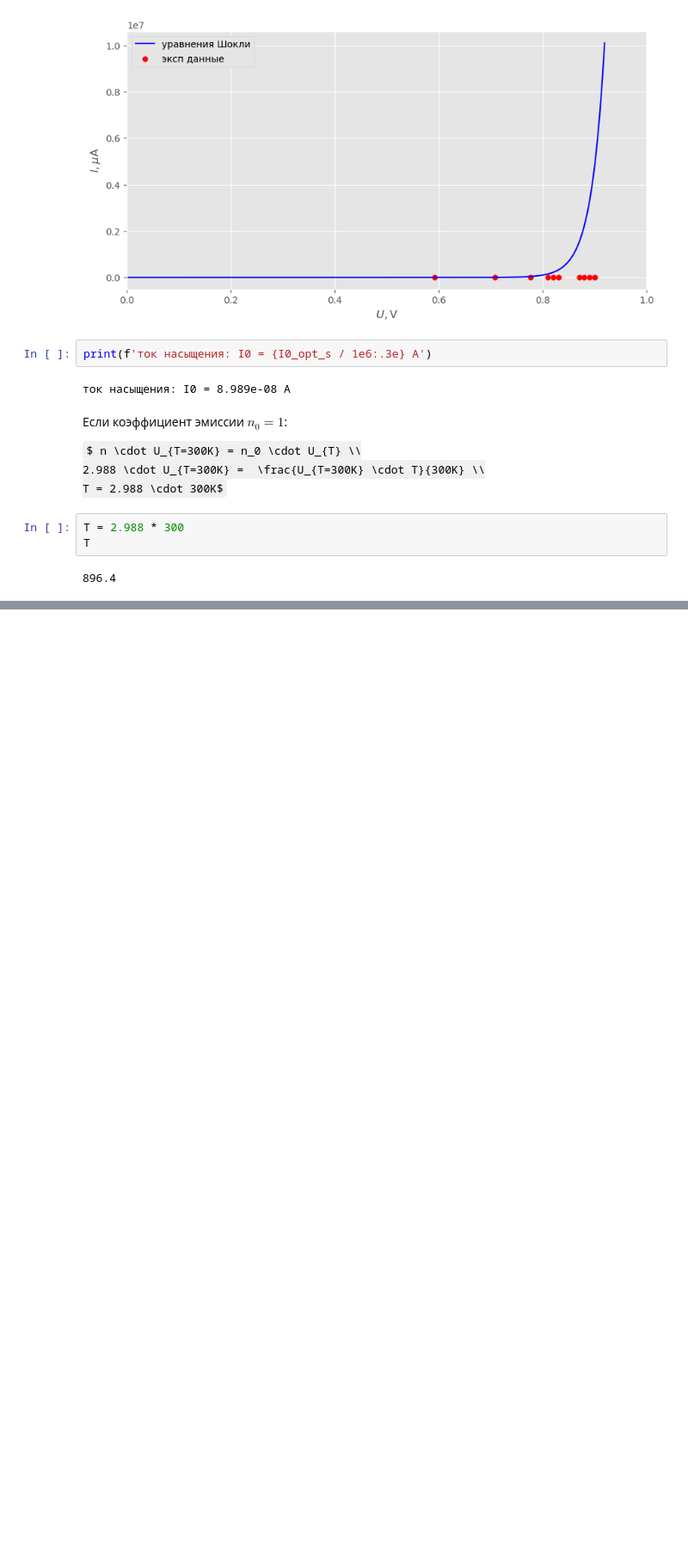
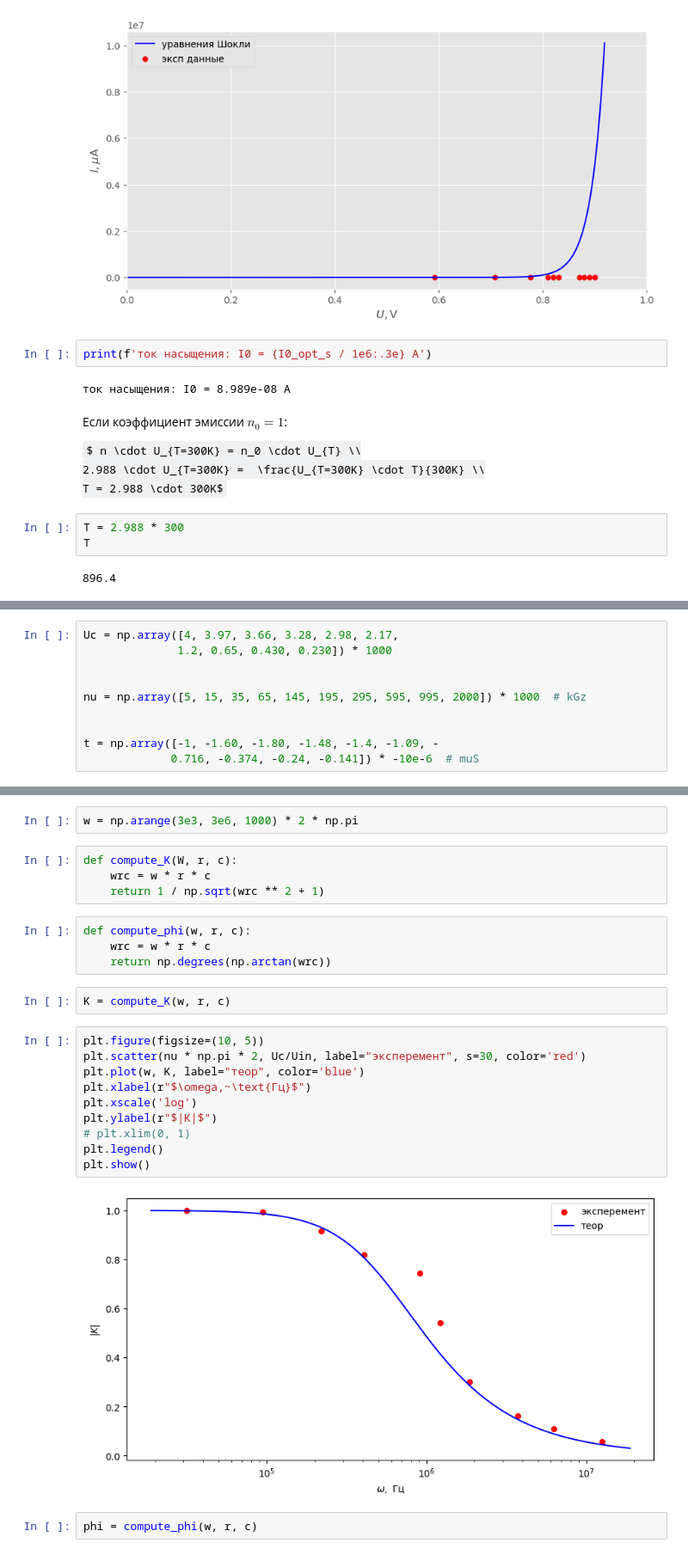
Before and after one commit to matalhim/sdf, a Jupyter notebook: corsika/labaelt1.ipynb, the cells around one changed output, grey strips where cells are left out. Shown: that part at 86% size. Cells and saved outputs as stored; diff of their text form; some formulas as TeX source; blank space fills up the shorter version.

```diff
--- a/corsika/labaelt1.ipynb
+++ b/corsika/labaelt1.ipynb
@@ -195,0 +282,10 @@ t = [-48, 15, -8.2, -5.4, -4, -3, -2.44, -1.9, -1.56, -1.3, -0.65, -0.38, -0.168
+# %%
+Uc = np.array([4, 3.97, 3.66, 3.28, 2.98, 2.17,
+              1.2, 0.65, 0.430, 0.230]) * 1000
+
+
+nu = np.array([5, 15, 35, 65, 145, 195, 295, 595, 995, 2000]) * 1000  # kGz
+
+
+t = np.array([-1, -1.60, -1.80, -1.48, -1.4, -1.09, -
+             0.716, -0.374, -0.24, -0.141]) * -10e-6  # muS
@@ -195,0 +311,26 @@ t = [-48, 15, -8.2, -5.4, -4, -3, -2.44, -1.9, -1.56, -1.3, -0.65, -0.38, -0.168
+# %%
+w = np.arange(3e3, 3e6, 1000) * 2 * np.pi
+# %%
+def compute_K(W, r, c):
+    wrc = w * r * c
+    return 1 / np.sqrt(wrc ** 2 + 1)
+# %%
+def compute_phi(w, r, c):
+    wrc = w * r * c
+    return np.degrees(np.arctan(wrc))
+# %%
+K = compute_K(w, r, c)
+# %%
+plt.figure(figsize=(10, 5))
+plt.scatter(nu * np.pi * 2, Uc/Uin, label="эксперемент", s=30, color='red')
+plt.plot(w, K, label="теор", color='blue')
+plt.xlabel(r"$\omega,~\text{Гц}$")
+plt.xscale('log')
+plt.ylabel(r"$|K|$")
+# plt.xlim(0, 1)
+plt.legend()
+plt.show()
+# %% [output]
+[figure, added]
+# %%
+phi = compute_phi(w, r, c)
```
Also changed, not shown: parts of 30 cells of this notebook, 6 other files.
